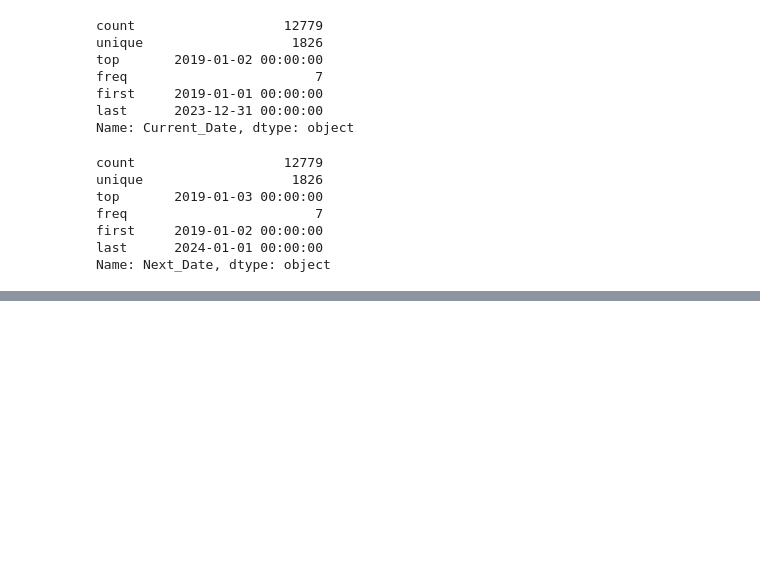
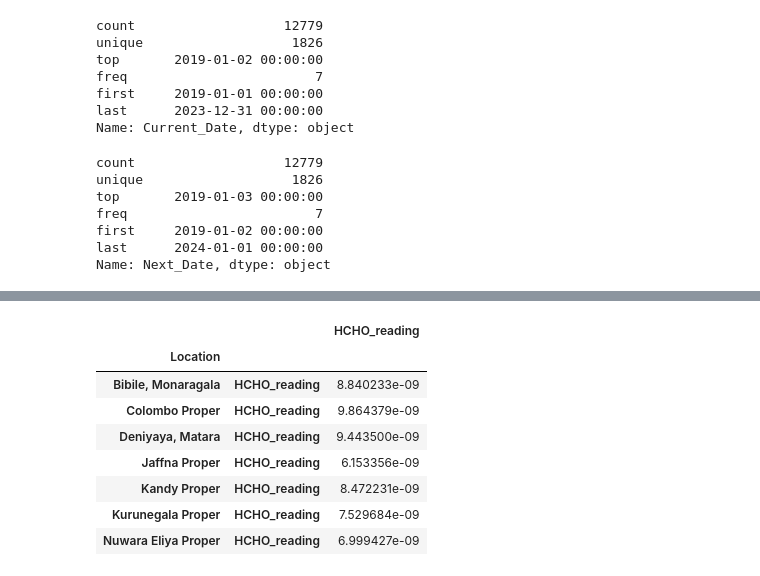
Before and after one commit to Lafri-13/Analysing-Tropospheric-Formaldehyde-HCHO-gas-in-Sri-Lanka, a Jupyter notebook: Analysis_HCHO.ipynb, the cells around one changed output, grey strips where cells are left out. Cells and saved outputs as stored; diff of their text form; code cells hidden in the pictures; blank space fills up the shorter version.

```diff
--- a/Analysis_HCHO.ipynb
+++ b/Analysis_HCHO.ipynb
@@ -244,0 +339,12 @@ Name: Next_Date, dtype: object
+# %%
+df_sl_cities_groups['HCHO_reading'].cov()
+# %% [output]
+|  |  | HCHO_reading |
+| Location |  |  |
+| Bibile, Monaragala | HCHO_reading | 8.840233e-09 |
+| Colombo Proper | HCHO_reading | 9.864379e-09 |
+| Deniyaya, Matara | HCHO_reading | 9.443500e-09 |
+| Jaffna Proper | HCHO_reading | 6.153356e-09 |
+| Kandy Proper | HCHO_reading | 8.472231e-09 |
+| Kurunegala Proper | HCHO_reading | 7.529684e-09 |
+| Nuwara Eliya Proper | HCHO_reading | 6.999427e-09 |
```
Also changed, not shown: parts of 9 cells of this notebook.
